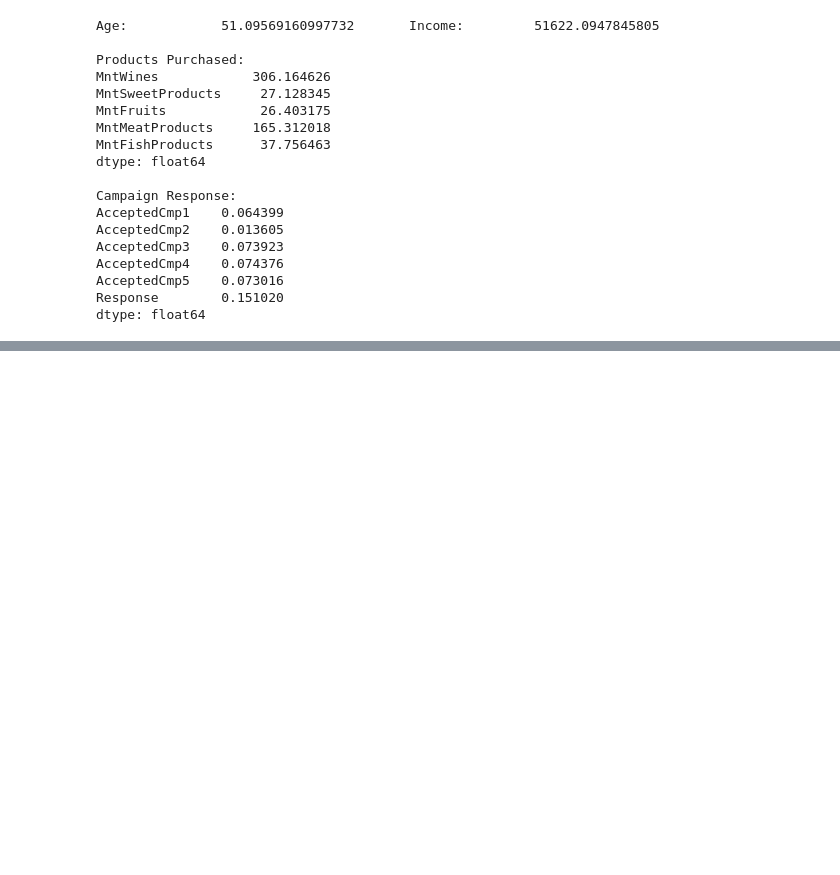
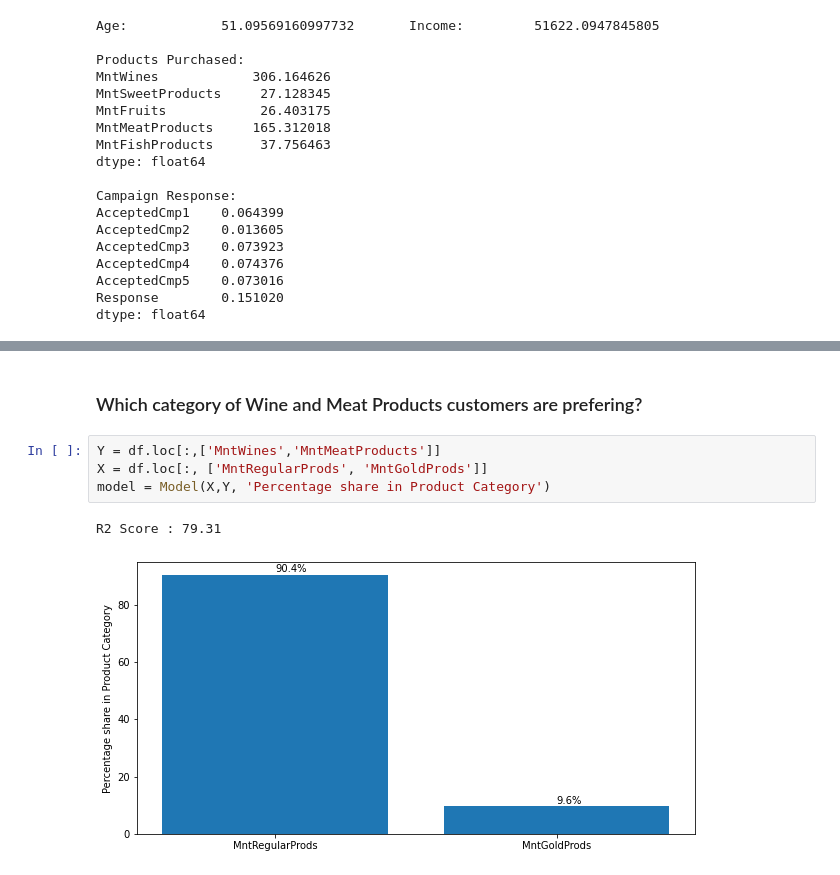
Before and after one commit to palit-dev/Data-Analytics, a Jupyter notebook: Exploratory-Data-Analytics/exploratory-data-analysis.ipynb, the cells around one changed output, grey strips where cells are left out. Cells and saved outputs as stored; diff of their text form; blank space fills up the shorter version.

```diff
--- a/Exploratory-Data-Analytics/exploratory-data-analysis.ipynb
+++ b/Exploratory-Data-Analytics/exploratory-data-analysis.ipynb
@@ -244,0 +148,9 @@ Hence, as we can see here, Wine and Meat Products are the two most popular produ
+# %% [markdown]
+### Which category of Wine and Meat Products customers are prefering?
+# %%
+Y = df.loc[:,['MntWines','MntMeatProducts']]
+X = df.loc[:, ['MntRegularProds', 'MntGoldProds']]
+model = Model(X,Y, 'Percentage share in Product Category')
+# %% [output]
+R2 Score : 79.31
+[figure, added]
```
Also changed, not shown: parts of 40 cells of this notebook, 2 other files.
